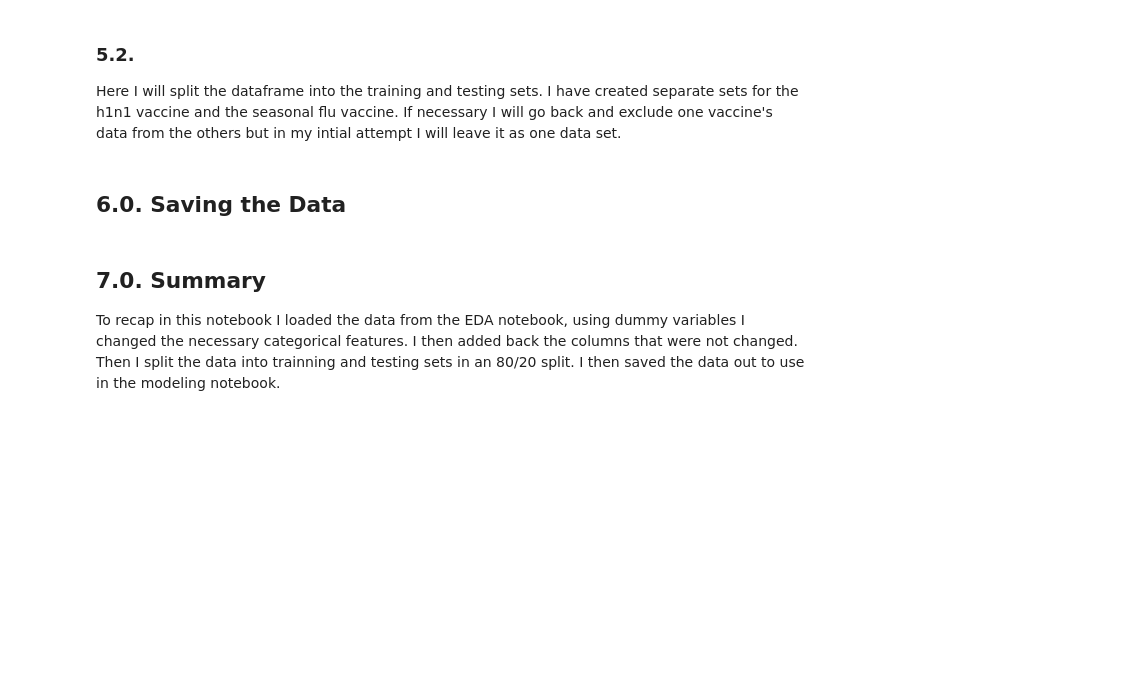
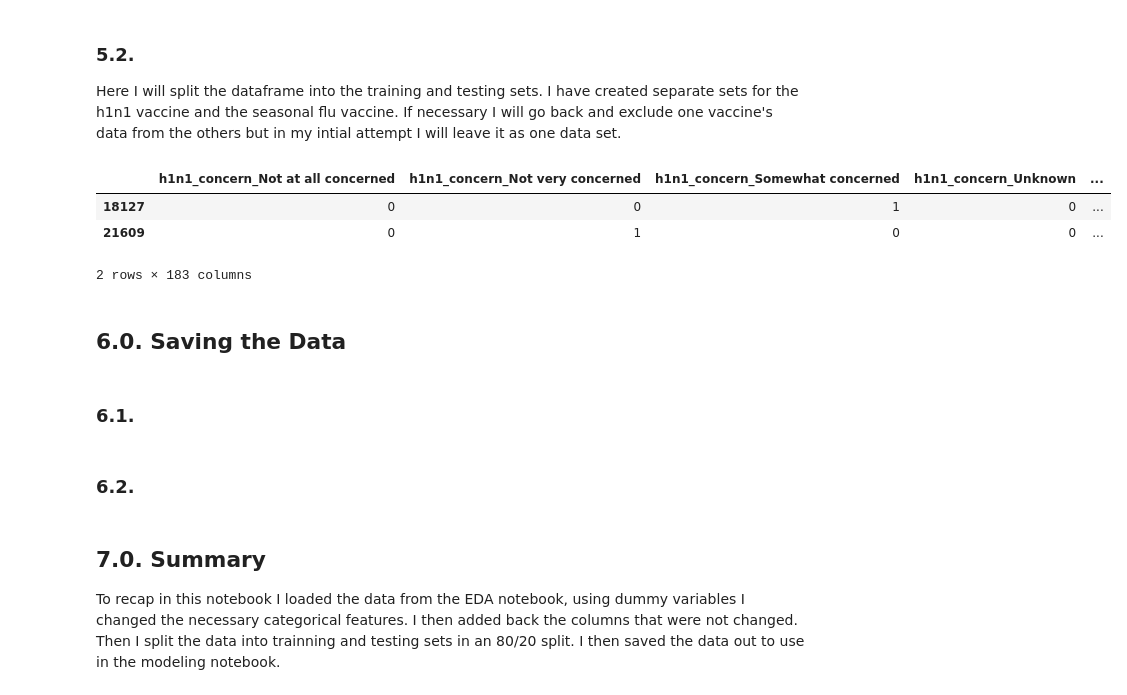
Before and after one commit to nudaee/DataScienceGuidedCapstone, a Jupyter notebook: Notebooks/Pre-processing and Training Data Development Cap2.ipynb, the cells around one changed output. Drawn from its saved outputs; the diff is of its cells as text; code cells hidden in the pictures; blank space fills up the shorter version.

```diff
--- a/Notebooks/Pre-processing and Training Data Development Cap2.ipynb
+++ b/Notebooks/Pre-processing and Training Data Development Cap2.ipynb
@@ -103,8 +108,9 @@ train_df.head(2)
 ### 5.1.
 Here I am defining what columns are to be used as the trainning sets and the prediction sets.
 # %%
-x_h1n1 = train_df.drop(['h1n1_vaccine', 'seasonal_vaccine', 'vaccine_status'], axis=1)
-y_h1n1 = train_df['h1n1_vaccine']
+#first attempt to split the data.
+x_h1n1_1 = train_df.drop(['h1n1_vaccine', 'seasonal_vaccine', 'vaccine_status'], axis=1)
+y_h1n1_1 = train_df['h1n1_vaccine']
 
-x_seasonal = train_df.drop(['h1n1_vaccine', 'seasonal_vaccine', 'vaccine_status'], axis=1)
-y_seasonal = train_df['seasonal_vaccine']
+x_seasonal_1 = train_df.drop(['h1n1_vaccine', 'seasonal_vaccine', 'vaccine_status'], axis=1)
+y_seasonal_1 = train_df['seasonal_vaccine']
@@ -117,0 +155,5 @@ x_seasonal_train, x_seasonal_test, y_seasonal_train, y_seasonal_test = train_tes
+# %%
+# this is the first splitting of my data. I split the data into 80% training and 20% testing. I will split it again in the next cell depending on the model results in my
+# next notebook.
+x_h1n1_train_1, x_h1n1_test_1, y_h1n1_train_1, y_h1n1_test_1 = train_test_split(x_h1n1_1, y_h1n1_1, test_size=0.2, random_state=0)
+x_seasonal_train_1, x_seasonal_test_1, y_seasonal_train_1, y_seasonal_test_1 = train_test_split(x_seasonal_1, y_seasonal_1, test_size=0.2, random_state=0)
@@ -118,2 +165,11 @@ x_seasonal_train, x_seasonal_test, y_seasonal_train, y_seasonal_test = train_tes
+# %%
+x_seasonal_train_1.head(2)
+# %% [output]
+|  | h1n1_concern_Not at all concerned | h1n1_concern_Not very concerned | h1n1_concern_Somewhat concerned | h1n1_concern_Unknown | ... |
+| 18127 | 0 | 0 | 1 | 0 | ... |
+| 21609 | 0 | 1 | 0 | 0 | ... |
+2 rows × 183 columns
 # %% [markdown]
 ## 6.0. Saving the Data
+# %% [markdown]
+### 6.1.
@@ -120 +186,3 @@ x_seasonal_train, x_seasonal_test, y_seasonal_train, y_seasonal_test = train_tes
+# %% [markdown]
+### 6.2.
 # %%
```
Also changed, not shown: parts of 16 cells of this notebook, 1 other file.
